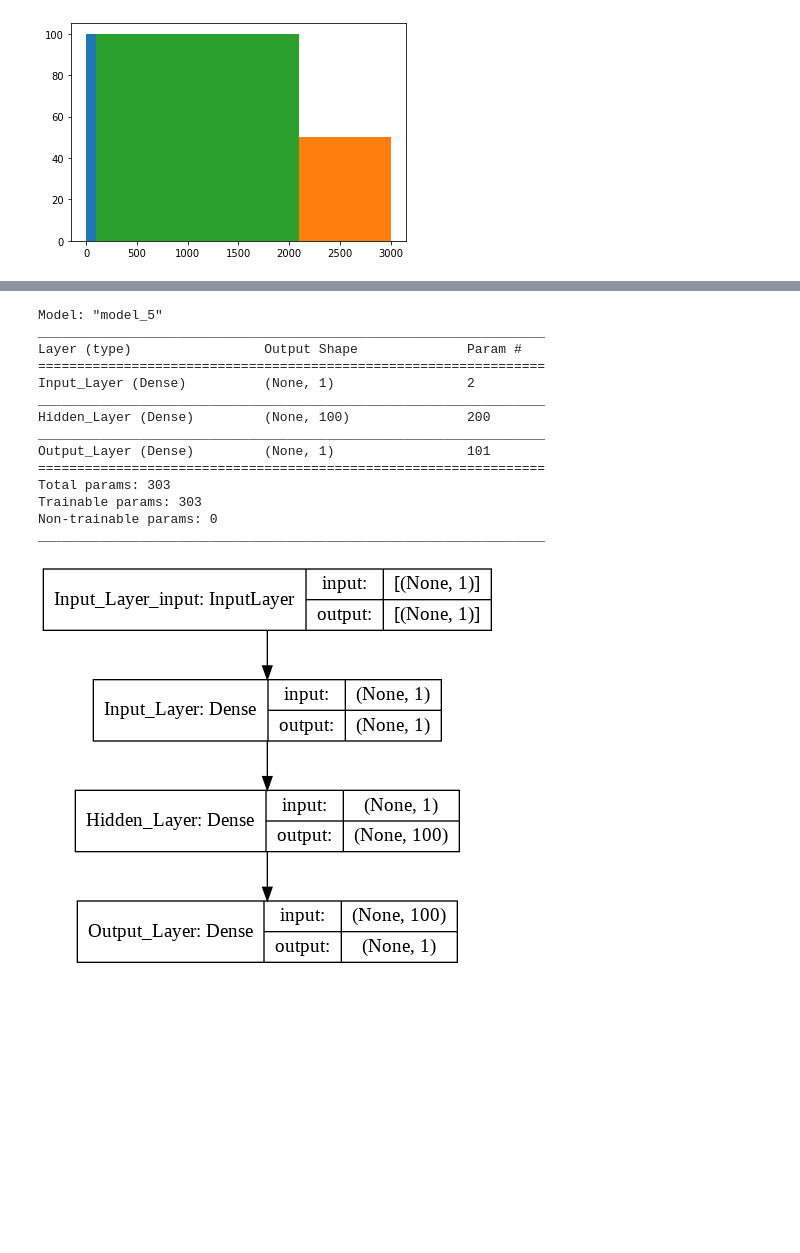
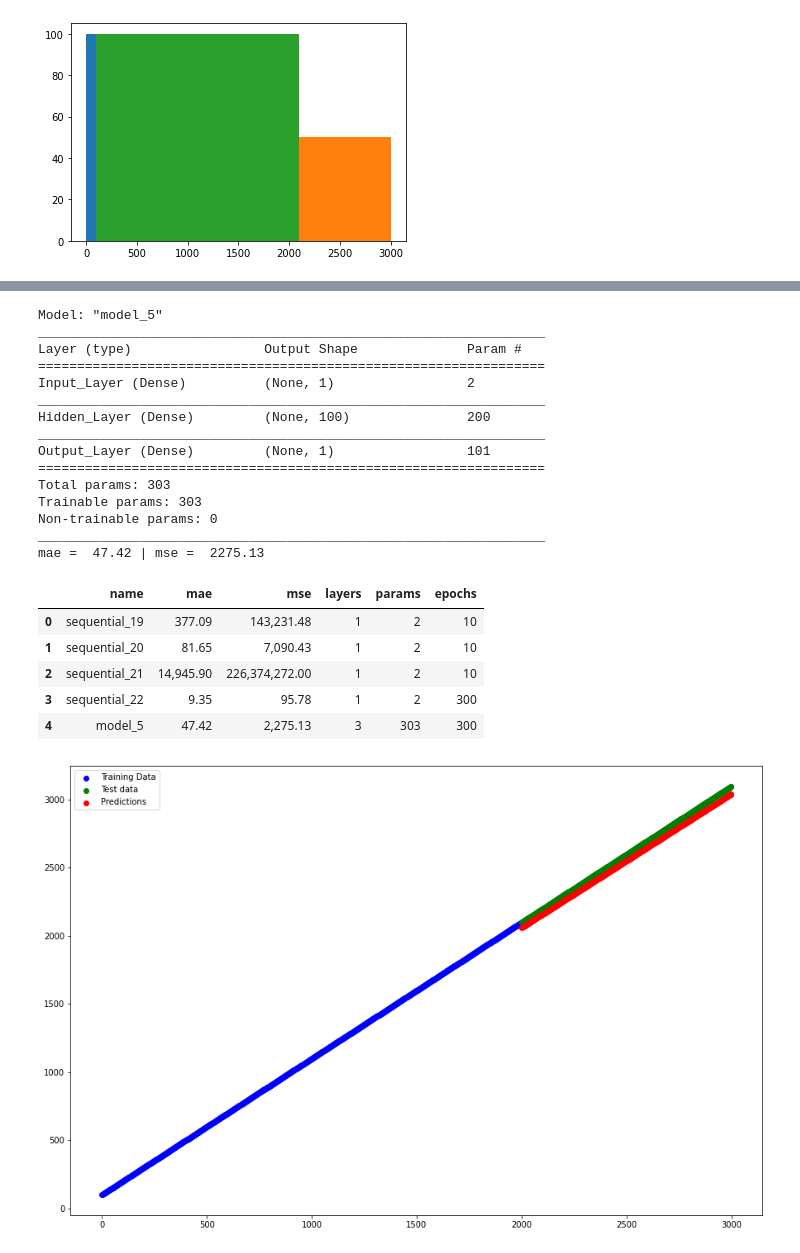
Before and after one commit to kevinsen-git/TF_Basics, a Jupyter notebook: 02_Modelling_a_Genrated_Sequence.ipynb, the cells around one changed output, grey strips where cells are left out. Cells and saved outputs as stored; diff of their text form; code cells hidden in the pictures; blank space fills up the shorter version.

```diff
--- a/02_Modelling_a_Genrated_Sequence.ipynb
+++ b/02_Modelling_a_Genrated_Sequence.ipynb
@@ -231,21 +235,19 @@ model_2.compile(loss=tf.keras.losses.mae,
               metrics = ["mae"])
 
 # Fit the model
-model_2.fit(X_train, y_train, epochs = 10)
+r = model_2.fit(X_train, y_train, epochs = 10, verbose=0)
 
-# Predict
-y_pred_2 = model_2.predict(X_test)
-
-# Summary
-my_stats2(X_train)
-my_stats2(X_test)
-my_stats2(y_train)
-my_stats2(y_test)
-my_stats2(y_pred_2)
+# Predict and plot
+y_pred = model_2.predict(X_test)
 
 # Get mae_mse
-mae_2, mse_2 = my_mae_mse(y_test, y_pred_2)
+mae, mse = my_mae_mse(y_test, y_pred)
 
+mae, mse
 # Plot
-plot_predictions(X_train, y_train, X_test, y_test, y_pred_2)
+plot_predictions(X_train, y_train, X_test, y_test, y_pred)
+
+# Update central table
+my_model_info(model_2,r,mae, mse)
+all_results
 # %% [output]
@@ -389,32 +339,56 @@ model_5 = tf.keras.Sequential(name="model_5")
 model_5.add(tf.keras.layers.Dense(1, input_shape=[1], name='Input_Layer'))
 model_5.add(tf.keras.layers.Dense(100, activation="relu", name="Hidden_Layer"))
 #model_5.add(tf.keras.layers.Dense(3, input_shape=[1]))
 model_5.add(tf.keras.layers.Dense(1, name="Output_Layer"))
 
 # Compile the model
 model_5.compile(loss=tf.keras.losses.mae,
               optimizer=tf.keras.optimizers.Adam(learning_rate=0.01),
               metrics=tf.keras.metrics.mae)
 
 # Get the model summary
 model_5.summary()
 
 # Why are there 303 instead of 300 parameters ?
-# Becuase of the 3 in the putput layer
+# Becuase of the 3 in the output layer
 pm(model=model_5,show_shapes=True)
+
+#Fit the model
+r = model_5.fit(X_train, y_train, epochs = 300, verbose=0)
+
+# Predict and plot
+y_pred = model_5.predict(X_test)
+
+# Get mae_mse
+mae, mse = my_mae_mse(y_test, y_pred)
+
+mae, mse
+# Plot
+plot_predictions(X_train, y_train, X_test, y_test, y_pred)
+
+# Update central table
+my_model_info(model_5,r,mae, mse)
+all_results
 # %% [output]
 Model: "model_5"
 _________________________________________________________________
 Layer (type)                 Output Shape              Param #
 =================================================================
 Input_Layer (Dense)          (None, 1)                 2
 _________________________________________________________________
 Hidden_Layer (Dense)         (None, 100)               200
 _________________________________________________________________
 Output_Layer (Dense)         (None, 1)                 101
 =================================================================
 Total params: 303
 Trainable params: 303
 Non-trainable params: 0
 _________________________________________________________________
+mae =  47.42 | mse =  2275.13
+|  | name | mae | mse | layers | params | epochs |
+| 0 | sequential_19 | 377.09 | 143,231.48 | 1 | 2 | 10 |
+| 1 | sequential_20 | 81.65 | 7,090.43 | 1 | 2 | 10 |
+| 2 | sequential_21 | 14,945.90 | 226,374,272.00 | 1 | 2 | 10 |
+| 3 | sequential_22 | 9.35 | 95.78 | 1 | 2 | 300 |
+| 4 | model_5 | 47.42 | 2,275.13 | 3 | 303 | 300 |
-[figure, old version]
+[figure, new version]
```
Also changed, not shown: parts of 7 cells of this notebook.
